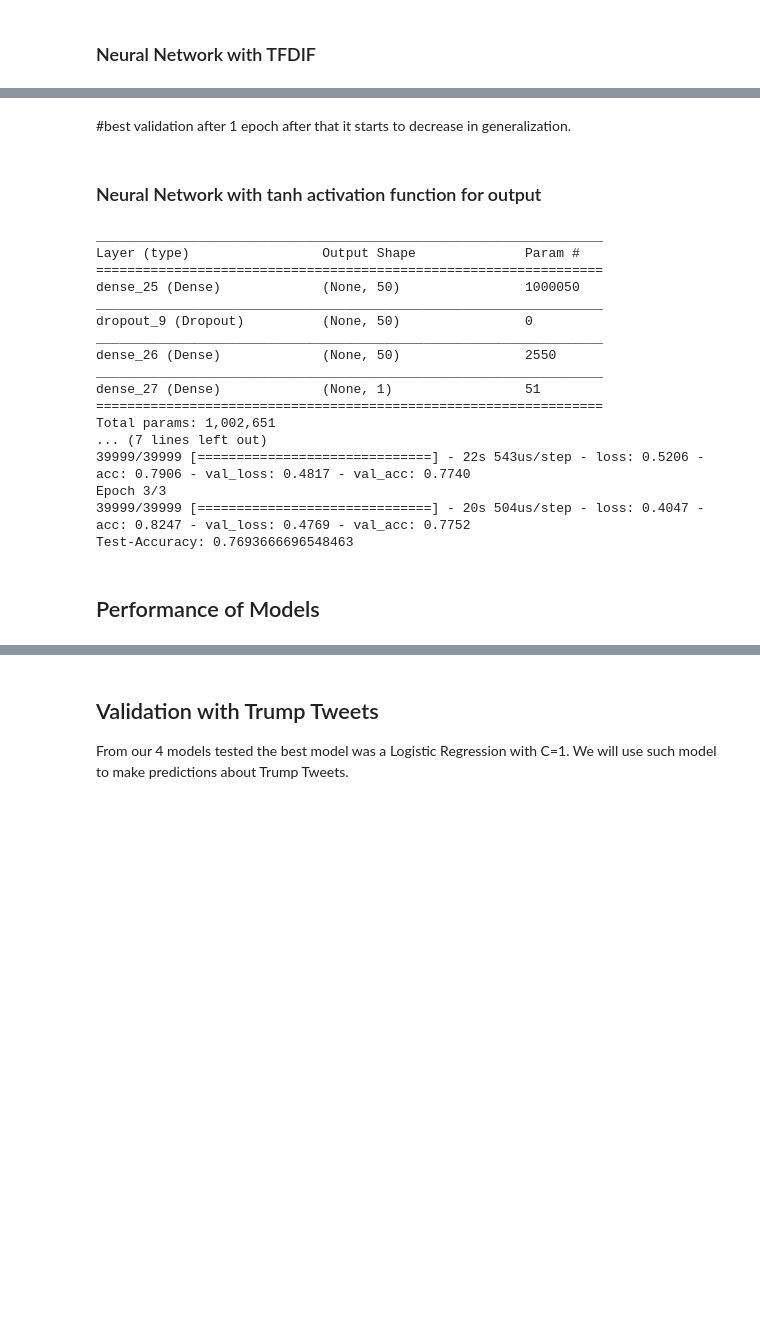
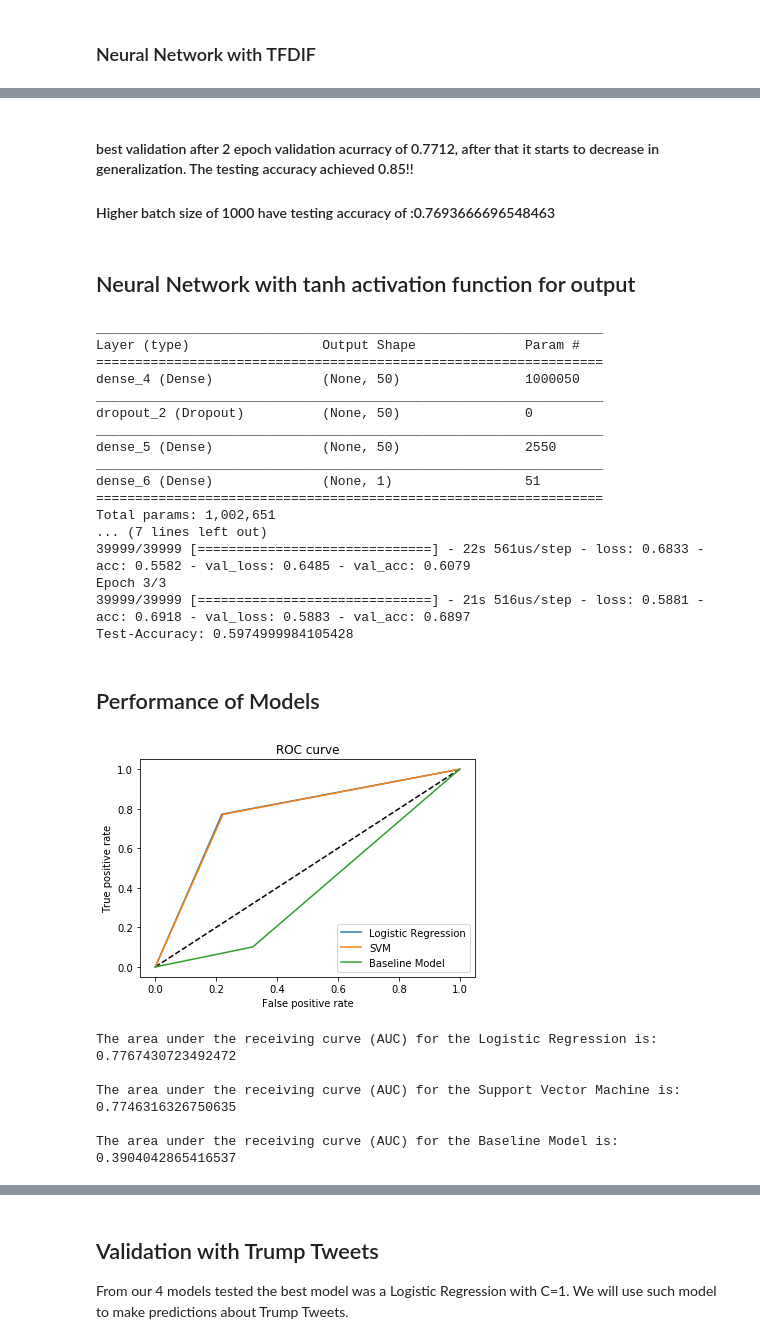
Before and after one commit to dlebron12/STA208_Twitter.Analysis, a Jupyter notebook: Classification Models.ipynb, the cells around one changed output, grey strips where cells are left out. Drawn from its saved outputs; the diff is of its cells as text; code cells hidden in the pictures; blank space fills up the shorter version.

```diff
--- a/Classification Models.ipynb
+++ b/Classification Models.ipynb
@@ -75,5 +75,5 @@ model = svm.LinearSVC(max_iter = 10000, intercept_scaling = 1, C=1,loss = 'hinge
 # Fit Model
 model.fit(tfidf_Train, train_y)
 # Prediction
-pred = model.predict(tfidf_Test)
+pred_svm1 = model.predict(tfidf_Test)
 # %%
@@ -88,6 +97,6 @@ model = svm.LinearSVC(max_iter = 10000, intercept_scaling = 1, C=10,loss = 'hing
 # Fit Model
 model.fit(tfidf_Train, train_y)
 # Prediction
-pred = model.predict(tfidf_Test)
+pred_svm2 = model.predict(tfidf_Test)
 #Save accuracy
-print(accuracy_score(pred,text_y))
+print(accuracy_score(pred_svm2,text_y))
@@ -97,6 +108,6 @@ model = svm.LinearSVC(max_iter = 10000, intercept_scaling = 1, C=0.1,loss = 'hin
 # Fit Model
 model.fit(tfidf_Train, train_y)
 # Prediction
-pred = model.predict(tfidf_Test)
+pred_svm3 = model.predict(tfidf_Test)
 #Save accuracy
-print(accuracy_score(pred,text_y))
+print(accuracy_score(pred_svm3,text_y))
@@ -108,6 +121,6 @@ Since the value of C controls the margins for the SVM classifier, I want to test
 # %%
 rbf_SVM=svm.SVC(kernel="sigmoid",C=1)
 rbf_SVM.fit(tfidf_Train, train_y)
-pred=rbf_SVM.predict(tfidf_Test)
+pred_s=rbf_SVM.predict(tfidf_Test)
 print(classification_report(pred,text_y))
 # %%
@@ -207,7 +228,9 @@ Test-Accuracy: 0.7536999980608622
 # %% [markdown]
-#best validation after 1 epoch after that it starts to decrease in generalization.
+#### best validation after 2 epoch  validation acurracy of 0.7712, after that it starts to decrease in generalization.  The testing accuracy achieved 0.85!!
+
+#### Higher batch size of 1000 have testing accuracy of :0.7693666696548463
 # %% [markdown]
-### Neural Network with tanh activation function for output
+## Neural Network with tanh activation function for output
 # %%
 from keras.utils import to_categorical
 from keras import models
@@ -222,7 +245,7 @@ model.add(layers.Dropout(0.3, noise_shape=None, seed=None))
 model.add(layers.Dense(50, activation = "relu"))
 
 # Output- Layer
-model.add(layers.Dense(1, activation = "sigmoid"))
+model.add(layers.Dense(1, activation = "tanh"))
 model.summary()
 
 # compiling the model
@@ -236,19 +259,19 @@ print("Test-Accuracy:", np.mean(results_tanh.history["val_acc"]))
 _________________________________________________________________
 Layer (type)                 Output Shape              Param #
 =================================================================
-dense_25 (Dense)             (None, 50)                1000050
+dense_4 (Dense)              (None, 50)                1000050
 _________________________________________________________________
-dropout_9 (Dropout)          (None, 50)                0
+dropout_2 (Dropout)          (None, 50)                0
 _________________________________________________________________
-dense_26 (Dense)             (None, 50)                2550
+dense_5 (Dense)              (None, 50)                2550
 _________________________________________________________________
-dense_27 (Dense)             (None, 1)                 51
+dense_6 (Dense)              (None, 1)                 51
 =================================================================
 Total params: 1,002,651
 ... (7 lines left out)
-39999/39999 [==============================] - 22s 543us/step - loss: 0.5206 - acc: 0.7906 - val_loss: 0.4817 - val_acc: 0.7740
+39999/39999 [==============================] - 22s 561us/step - loss: 0.6833 - acc: 0.5582 - val_loss: 0.6485 - val_acc: 0.6079
 Epoch 3/3
-39999/39999 [==============================] - 20s 504us/step - loss: 0.4047 - acc: 0.8247 - val_loss: 0.4769 - val_acc: 0.7752
-Test-Accuracy: 0.7693666696548463
+39999/39999 [==============================] - 21s 516us/step - loss: 0.5881 - acc: 0.6918 - val_loss: 0.5883 - val_acc: 0.6897
+Test-Accuracy: 0.5974999984105428
 # %% [markdown]
 ## Performance of Models
@@ -256,0 +278,37 @@ CONFUSION MATRICES, AUC ROC CURVES
+# %%
+from sklearn.metrics import roc_curve
+import matplotlib.pyplot as plt
+from sklearn.metrics import roc_auc_score
+
+#Calculate True positive and False Prositive Rate
+fpr_lm, tpr_lm, _ = roc_curve(text_y, pred_log)
+fpr_svm,tpr_svm,_=roc_curve(text_y,pred_svm1)
+fpr_b,tpr_b,_=roc_curve(train_y,pred)
+
+#Calculate the Area under the Receiving Curve
+auc_LR=roc_auc_score(text_y, pred_log)
+auc_SVM=roc_auc_score(text_y, pred_svm1)
+auc_Baseline=roc_auc_score(train_y,pred)
+
+#Plot ROC
+plt.figure(1)
+plt.plot([0, 1], [0, 1], 'k--')
+plt.plot(fpr_lm, tpr_lm, label='Logistic Regression')
+plt.plot(fpr_svm, tpr_svm, label='SVM')
+plt.plot(fpr_b, tpr_b, label='Baseline Model')
+plt.xlabel('False positive rate')
+plt.ylabel('True positive rate')
+plt.title('ROC curve')
+plt.legend(loc='best')
+plt.show()
+
+print("The area under the receiving curve (AUC) for the Logistic Regression is:",auc_LR,"\n")
+print("The area under the receiving curve (AUC) for the Support Vector Machine is:",auc_SVM,"\n")
+print("The area under the receiving curve (AUC) for the Baseline Model is:",auc_Baseline,"\n")
+# %% [output]
+[figure, added]
+The area under the receiving curve (AUC) for the Logistic Regression is: 0.7767430723492472
+
+The area under the receiving curve (AUC) for the Support Vector Machine is: 0.7746316326750635
+
+The area under the receiving curve (AUC) for the Baseline Model is: 0.3904042865416537
```
Also changed, not shown: parts of 14 cells of this notebook.
